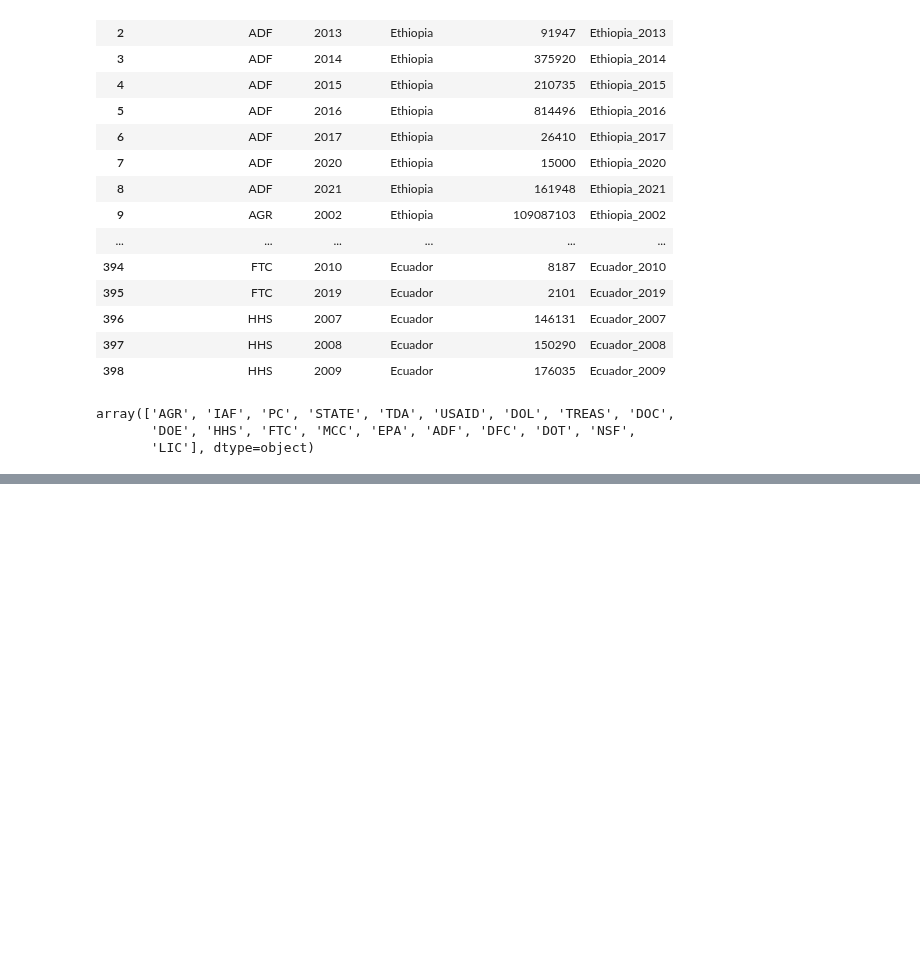
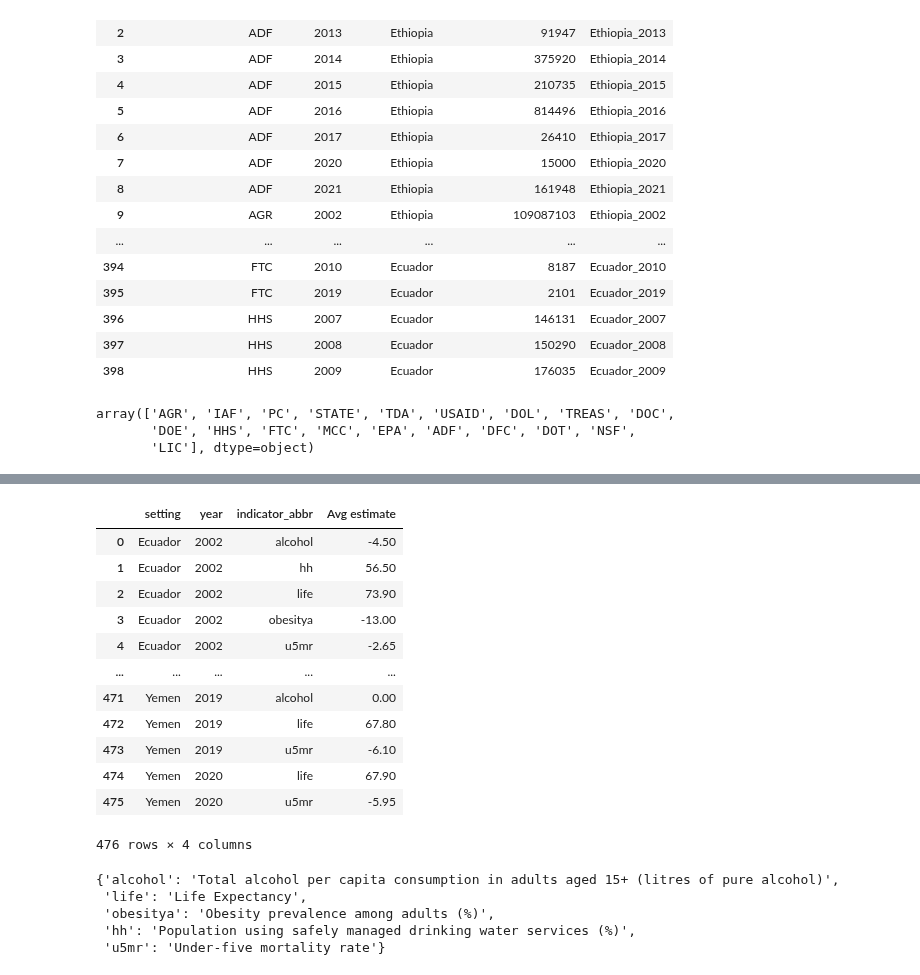
Before and after one commit to chriscallahan99/DataScience_Final_Project, a Jupyter notebook: DS_Milestone_2.ipynb, the cells around one changed output, grey strips where cells are left out. Cells and saved outputs as stored; diff of their text form; code cells hidden in the pictures; blank space fills up the shorter version.

```diff
--- a/DS_Milestone_2.ipynb
+++ b/DS_Milestone_2.ipynb
@@ -736,0 +741,30 @@ for index, row in my_set_df.iterrows():
+# %%
+# Temp dataframe used to add avg estimate to merged_df later.
+setting_indicator_estimate = pd.DataFrame(gw_five, columns=["setting", "year", "indicator_abbr", "Avg estimate"])
+setting_indicator_estimate
+# %% [output]
+|  | setting | year | indicator_abbr | Avg estimate |
+| 0 | Ecuador | 2002 | alcohol | -4.50 |
+| 1 | Ecuador | 2002 | hh | 56.50 |
+| 2 | Ecuador | 2002 | life | 73.90 |
+| 3 | Ecuador | 2002 | obesitya | -13.00 |
+| 4 | Ecuador | 2002 | u5mr | -2.65 |
+| ... | ... | ... | ... | ... |
+| 471 | Yemen | 2019 | alcohol | 0.00 |
+| 472 | Yemen | 2019 | life | 67.80 |
+| 473 | Yemen | 2019 | u5mr | -6.10 |
+| 474 | Yemen | 2020 | life | 67.90 |
+| 475 | Yemen | 2020 | u5mr | -5.95 |
+476 rows × 4 columns
+# %%
+# Used for indicator names when only given abbr
+dict_for_abbrs = {"alcohol": 'Total alcohol per capita consumption in adults aged 15+ (litres of pure alcohol)', 'life': 'Life Expectancy',
+                  'obesitya': 'Obesity prevalence among adults (%)', 'hh':'Population using safely managed drinking water services (%)',
+                  'u5mr':'Under-five mortality rate'}
+dict_for_abbrs
+# %% [output]
+{'alcohol': 'Total alcohol per capita consumption in adults aged 15+ (litres of pure alcohol)',
+ 'life': 'Life Expectancy',
+ 'obesitya': 'Obesity prevalence among adults (%)',
+ 'hh': 'Population using safely managed drinking water services (%)',
+ 'u5mr': 'Under-five mortality rate'}
```
Also changed, not shown: parts of 23 cells of this notebook, 4 other files.
